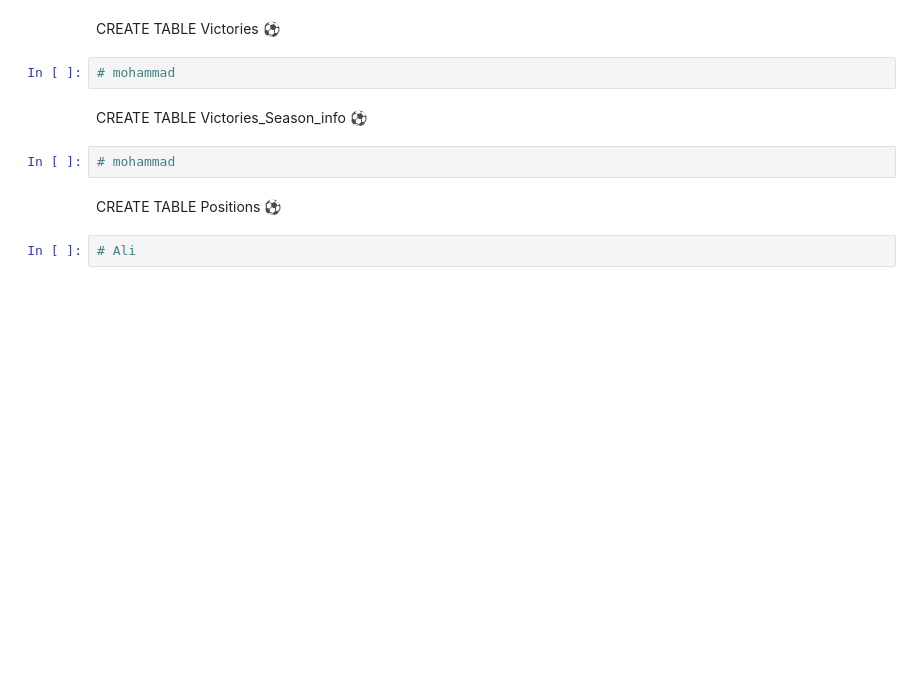
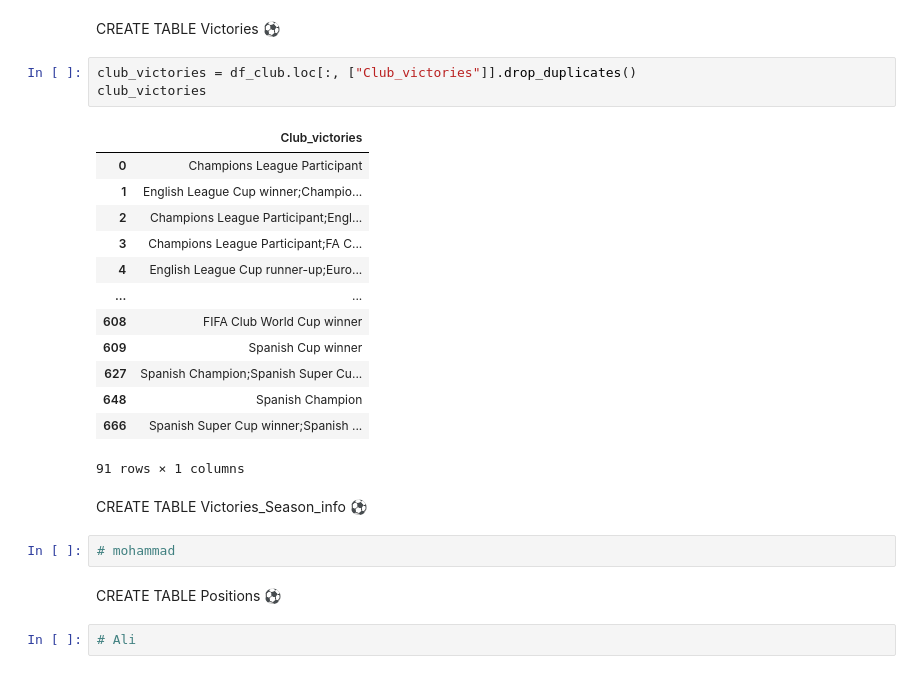
Before and after one commit to FarzanehSoltanzadeh/Quera-Football, a Jupyter notebook: Phase2/base.ipynb, the cells around one changed output. Cells and saved outputs as stored; diff of their text form; blank space fills up the shorter version.

```diff
--- a/Phase2/base.ipynb
+++ b/Phase2/base.ipynb
@@ -189,7 +262,22 @@ CREATE TABLE Coach_Season_info ⚽️
 # %% [markdown]
 CREATE TABLE Victories ⚽️
-# %%
-# mohammad
+# %%
+club_victories = df_club.loc[:, ["Club_victories"]].drop_duplicates()
+club_victories
+# %% [output]
+|  | Club_victories |
+| 0 | Champions League Participant |
+| 1 | English League Cup winner;Champio... |
+| 2 | Champions League Participant;Engl... |
+| 3 | Champions League Participant;FA C... |
+| 4 | English League Cup runner-up;Euro... |
+| ... | ... |
+| 608 | FIFA Club World Cup winner |
+| 609 | Spanish Cup winner |
+| 627 | Spanish Champion;Spanish Super Cu... |
+| 648 | Spanish Champion |
+| 666 | Spanish Super Cup winner;Spanish ... |
+91 rows × 1 columns
 # %% [markdown]
 CREATE TABLE Victories_Season_info ⚽️
 # %%
```
Also changed, not shown: parts of 9 cells of this notebook.
